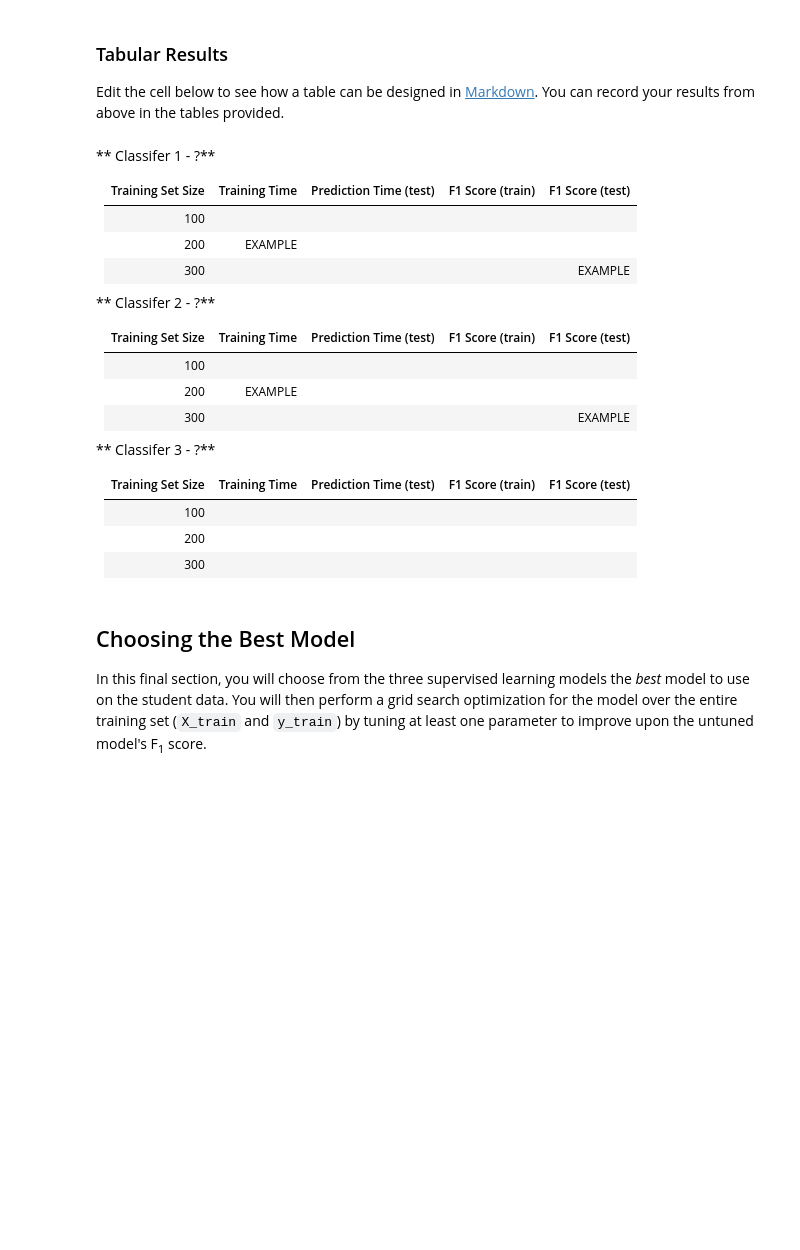
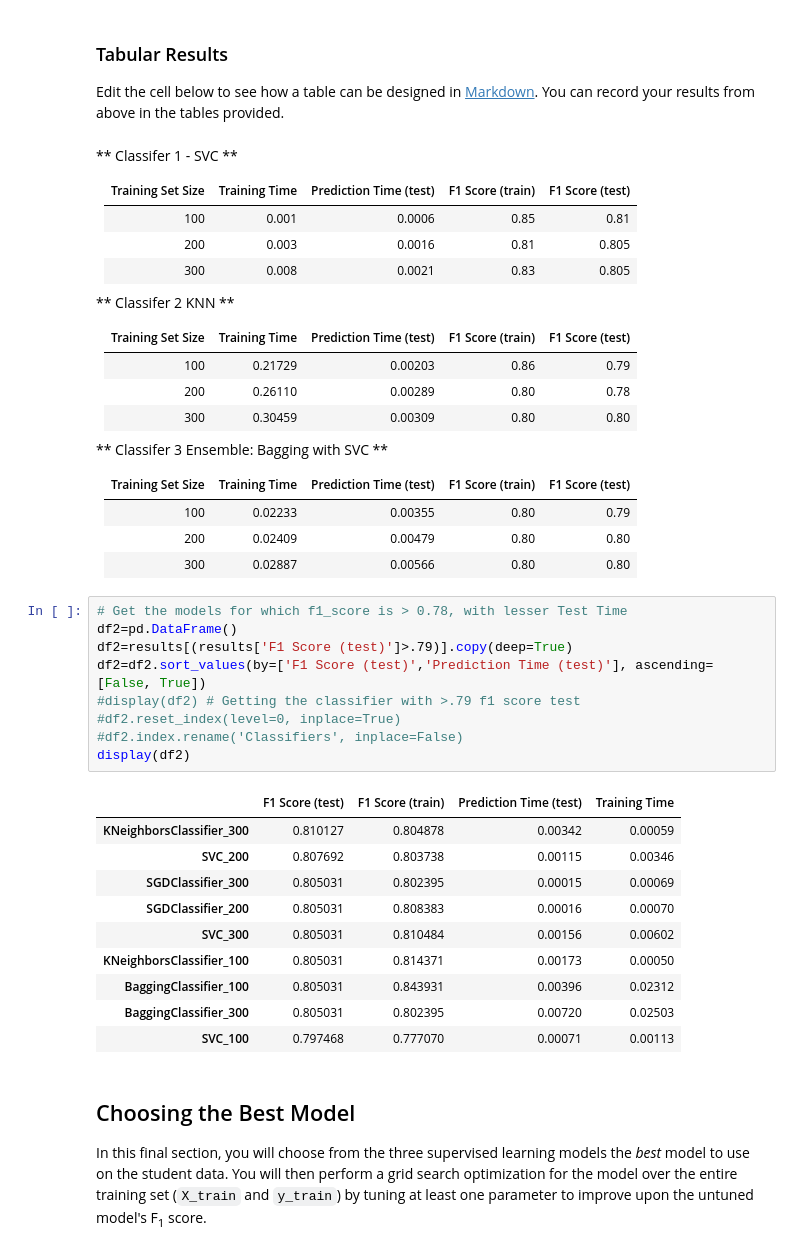
Before and after one commit to spandanchakraborty/SpanUdacityML, a Jupyter notebook: student_intervention/student_intervention.ipynb, the cells around one changed output. Drawn from its saved outputs; the diff is of its cells as text; blank space fills up the shorter version.

```diff
--- a/student_intervention/student_intervention.ipynb
+++ b/student_intervention/student_intervention.ipynb
@@ -523,29 +508,49 @@ results.stack().unstack(0)
 ### Tabular Results
 Edit the cell below to see how a table can be designed in [Markdown](https://github.com/adam-p/markdown-here/wiki/Markdown-Cheatsheet#tables). You can record your results from above in the tables provided.
 # %% [markdown]
-** Classifer 1 - ?**
+** Classifer 1 - SVC **
 
 | Training Set Size | Training Time | Prediction Time (test) | F1 Score (train) | F1 Score (test) |
 | :---------------: | :---------------------: | :--------------------: | :--------------: | :-------------: |
-| 100               |                         |                        |                  |                 |
-| 200               |        EXAMPLE          |                        |                  |                 |
-| 300               |                         |                        |                  |    EXAMPLE      |
+| 100               |        0.001            |     0.0006             |   0.85           |    0.81         |
+| 200               |        0.003            |     0.0016             |   0.81           |   0.805         |
+| 300               |        0.008            |     0.0021             |   0.83           |   0.805         |
 
-** Classifer 2 - ?**
+** Classifer 2 KNN **
 
 | Training Set Size | Training Time | Prediction Time (test) | F1 Score (train) | F1 Score (test) |
 | :---------------: | :---------------------: | :--------------------: | :--------------: | :-------------: |
-| 100               |                         |                        |                  |                 |
-| 200               |     EXAMPLE             |                        |                  |                 |
-| 300               |                         |                        |                  |     EXAMPLE     |
+| 100               |     0.21729             |     0.00203            |   0.86           |    0.79         |
+| 200               |     0.26110             |     0.00289            |   0.80           |    0.78         |
+| 300               |     0.30459             |     0.00309            |   0.80           |    0.80         |
 
-** Classifer 3 - ?**
+** Classifer 3 Ensemble: Bagging with SVC **
 
 | Training Set Size | Training Time | Prediction Time (test) | F1 Score (train) | F1 Score (test) |
 | :---------------: | :---------------------: | :--------------------: | :--------------: | :-------------: |
-| 100               |                         |                        |                  |                 |
-| 200               |                         |                        |                  |                 |
-| 300               |                         |                        |                  |                 |
+| 100               |    0.02233              |     0.00355            |  0.80            |  0.79           |
+| 200               |    0.02409              |     0.00479            |  0.80            |  0.80           |
+| 300               |    0.02887              |     0.00566            |  0.80            |  0.80           |
+# %%
+# Get the models for which f1_score is > 0.78, with lesser Test Time
+df2=pd.DataFrame()
+df2=results[(results['F1 Score (test)']>.79)].copy(deep=True)
+df2=df2.sort_values(by=['F1 Score (test)','Prediction Time (test)'], ascending=[False, True])
+#display(df2) # Getting the classifier with >.79 f1 score test
+#df2.reset_index(level=0, inplace=True)
+#df2.index.rename('Classifiers', inplace=False)
+display(df2)
+# %% [output]
+|  | F1 Score (test) | F1 Score (train) | Prediction Time (test) | Training Time |
+| KNeighborsClassifier_300 | 0.810127 | 0.804878 | 0.00342 | 0.00059 |
+| SVC_200 | 0.807692 | 0.803738 | 0.00115 | 0.00346 |
+| SGDClassifier_300 | 0.805031 | 0.802395 | 0.00015 | 0.00069 |
+| SGDClassifier_200 | 0.805031 | 0.808383 | 0.00016 | 0.00070 |
+| SVC_300 | 0.805031 | 0.810484 | 0.00156 | 0.00602 |
+| KNeighborsClassifier_100 | 0.805031 | 0.814371 | 0.00173 | 0.00050 |
+| BaggingClassifier_100 | 0.805031 | 0.843931 | 0.00396 | 0.02312 |
+| BaggingClassifier_300 | 0.805031 | 0.802395 | 0.00720 | 0.02503 |
+| SVC_100 | 0.797468 | 0.777070 | 0.00071 | 0.00113 |
 # %% [markdown]
 ## Choosing the Best Model
 In this final section, you will choose from the three supervised learning models the *best* model to use on the student data. You will then perform a grid search optimization for the model over the entire training set (`X_train` and `y_train`) by tuning at least one parameter to improve upon the untuned model's F<sub>1</sub> score.
```
Also changed, not shown: parts of 25 cells of this notebook, 2 other files.
